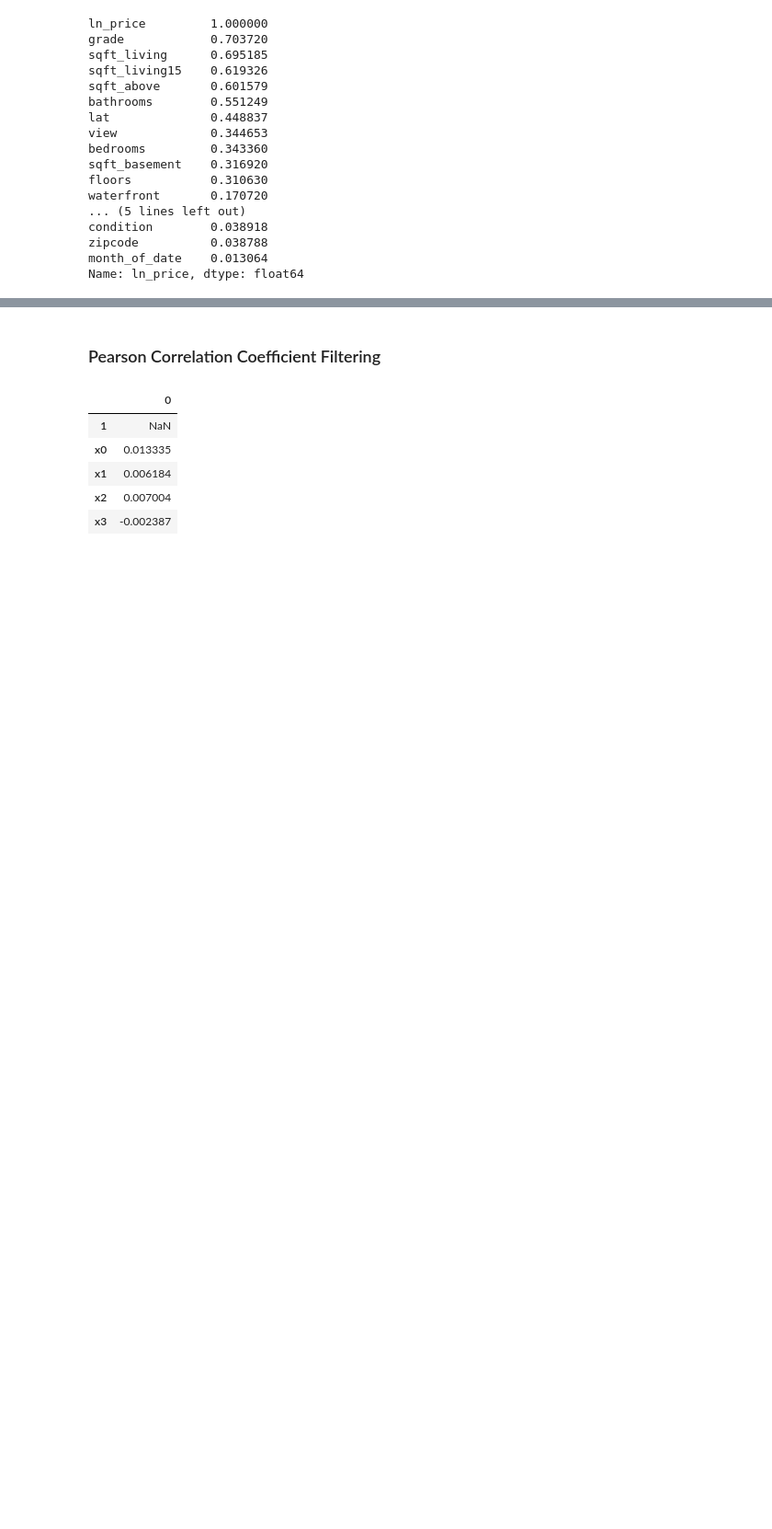
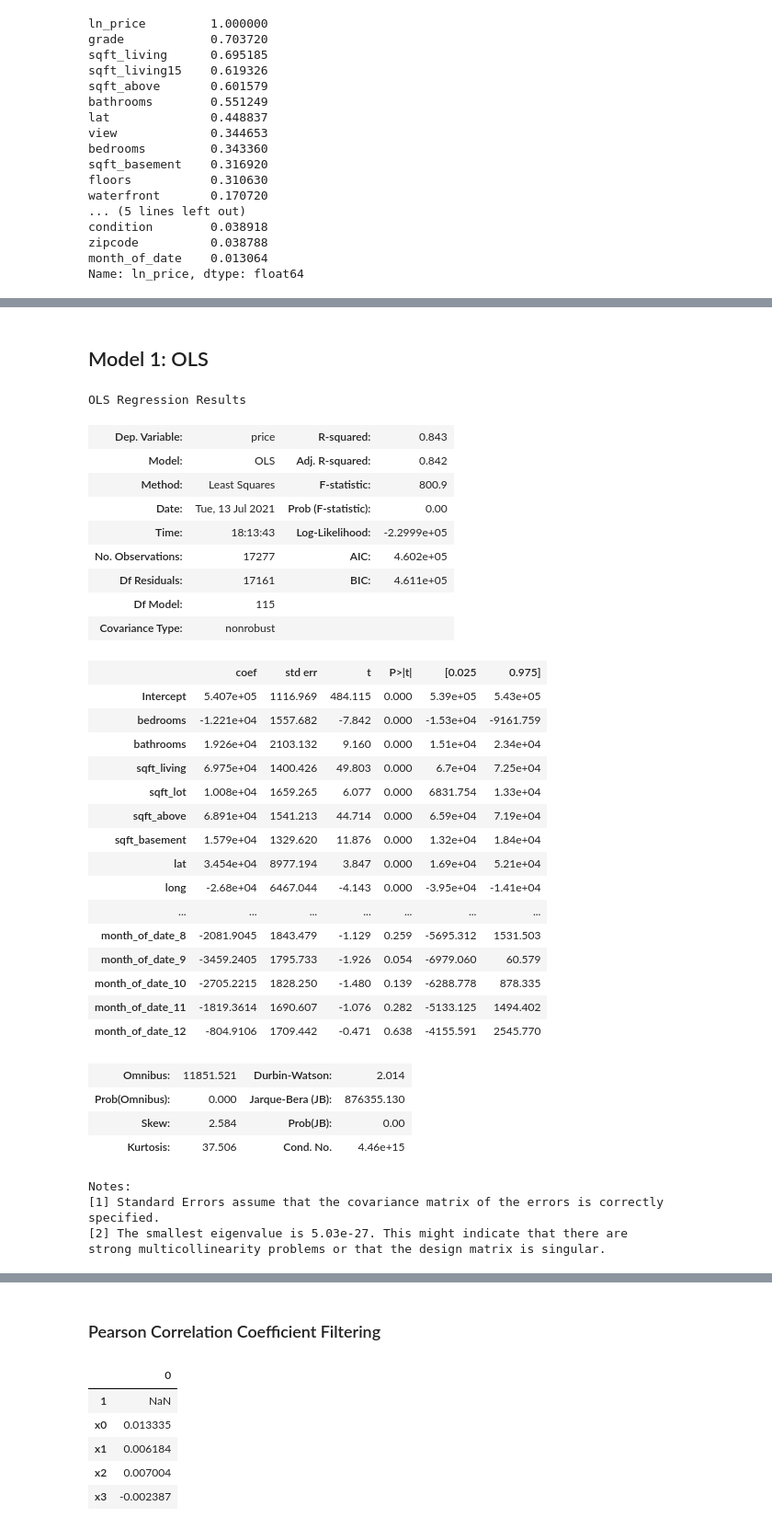
Before and after one commit to arthursjkim/King_County_Housing_Project, a Jupyter notebook: main.ipynb, the cells around one changed output, grey strips where cells are left out. Shown at 92% size. Drawn from its saved outputs; the diff is of its cells as text; code cells hidden in the pictures; blank space fills up the shorter version.

Commit message:
model4 added

```diff
--- a/main.ipynb
+++ b/main.ipynb
@@ -512,0 +447,16 @@ PolynomialFeatures()
+# %%
+#create linear regression model for price and setting up cross validation
+m1df_model = LinearRegression()
+m1df_model.fit(X_train1, y_train)
+
+#setting up cross validation for price in a different way
+m1df_scores = cross_validate(
+    estimator=m1df_model,
+    X=X_train1,
+    y=y_train,
+    return_train_score=True,
+    cv=splitter
+)
+
+print("Train score:     ", np.median(m1df_scores["train_score"]))
+print("Validation score:", np.median(m1df_scores["test_score"]))
@@ -512,0 +519,60 @@ PolynomialFeatures()
+# %% [markdown]
+## Model 1: OLS
+# %%
+#set target
+target = 'price'
+ln_target = 'ln_price'
+
+#concate the X and y of the train tests to apply the OLS to the full train data
+train_df = pd.concat([X_train1,y_train], axis=1)
+train_ln_df = pd.concat([X_train2,ln_y_train], axis=1)
+
+#join the column names with "+"
+columns = "+".join(train_df.drop(['price'], axis=1).columns)
+columns_ln = "+".join(train_ln_df.drop(['ln_price'], axis=1).columns)
+# %%
+#set formulas
+formula = target + '~' + columns
+ln_formula = ln_target + '~' +columns
+# %%
+#create the OLS
+m1df_ols = ols(formula, train_df).fit()
+m1df_ln_ols = ols(ln_formula, train_ln_df).fit()
+# %%
+#report out the OLS
+m1df_ols.summary()
+# %% [output]
+OLS Regression Results
+| Dep. Variable: | price | R-squared: | 0.843 |
+| Model: | OLS | Adj. R-squared: | 0.842 |
+| Method: | Least Squares | F-statistic: | 800.9 |
+| Date: | Tue, 13 Jul 2021 | Prob (F-statistic): | 0.00 |
+| Time: | 18:13:43 | Log-Likelihood: | -2.2999e+05 |
+| No. Observations: | 17277 | AIC: | 4.602e+05 |
+| Df Residuals: | 17161 | BIC: | 4.611e+05 |
+| Df Model: | 115 |  |  |
+| Covariance Type: | nonrobust |  |  |
+|  | coef | std err | t | P>|t| | [0.025 | 0.975] |
+| Intercept | 5.407e+05 | 1116.969 | 484.115 | 0.000 | 5.39e+05 | 5.43e+05 |
+| bedrooms | -1.221e+04 | 1557.682 | -7.842 | 0.000 | -1.53e+04 | -9161.759 |
+| bathrooms | 1.926e+04 | 2103.132 | 9.160 | 0.000 | 1.51e+04 | 2.34e+04 |
+| sqft_living | 6.975e+04 | 1400.426 | 49.803 | 0.000 | 6.7e+04 | 7.25e+04 |
+| sqft_lot | 1.008e+04 | 1659.265 | 6.077 | 0.000 | 6831.754 | 1.33e+04 |
+| sqft_above | 6.891e+04 | 1541.213 | 44.714 | 0.000 | 6.59e+04 | 7.19e+04 |
+| sqft_basement | 1.579e+04 | 1329.620 | 11.876 | 0.000 | 1.32e+04 | 1.84e+04 |
+| lat | 3.454e+04 | 8977.194 | 3.847 | 0.000 | 1.69e+04 | 5.21e+04 |
+| long | -2.68e+04 | 6467.044 | -4.143 | 0.000 | -3.95e+04 | -1.41e+04 |
+| ... | ... | ... | ... | ... | ... | ... |
+| month_of_date_8 | -2081.9045 | 1843.479 | -1.129 | 0.259 | -5695.312 | 1531.503 |
+| month_of_date_9 | -3459.2405 | 1795.733 | -1.926 | 0.054 | -6979.060 | 60.579 |
+| month_of_date_10 | -2705.2215 | 1828.250 | -1.480 | 0.139 | -6288.778 | 878.335 |
+| month_of_date_11 | -1819.3614 | 1690.607 | -1.076 | 0.282 | -5133.125 | 1494.402 |
+| month_of_date_12 | -804.9106 | 1709.442 | -0.471 | 0.638 | -4155.591 | 2545.770 |
+| Omnibus: | 11851.521 | Durbin-Watson: | 2.014 |
+| Prob(Omnibus): | 0.000 | Jarque-Bera (JB): | 876355.130 |
+| Skew: | 2.584 | Prob(JB): | 0.00 |
+| Kurtosis: | 37.506 | Cond. No. | 4.46e+15 |
+Notes:
+[1] Standard Errors assume that the covariance matrix of the errors is correctly specified.
+[2] The smallest eigenvalue is 5.03e-27. This might indicate that there are
+strong multicollinearity problems or that the design matrix is singular.
```
Also changed, not shown: parts of 116 cells of this notebook.
